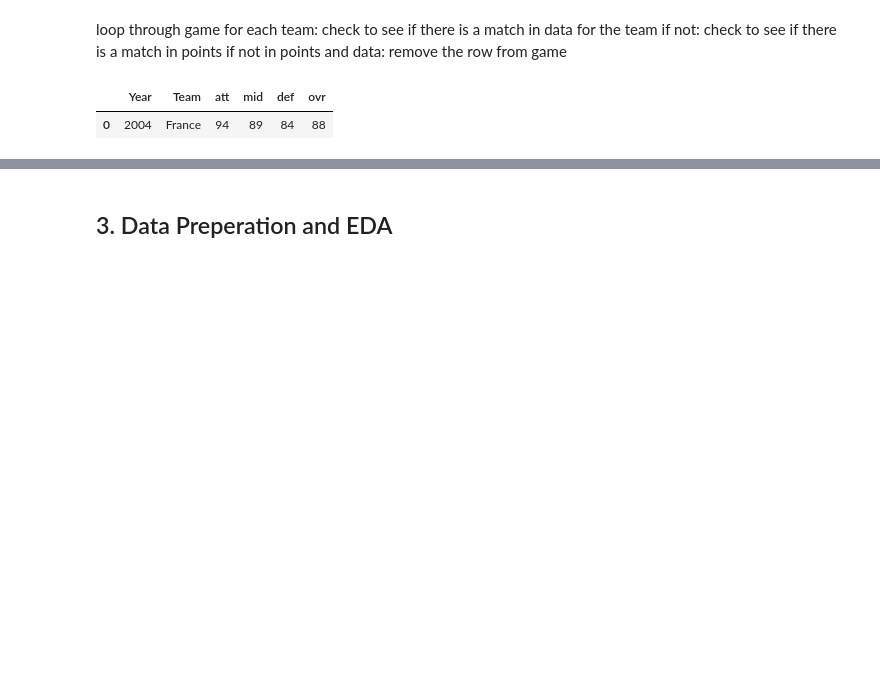
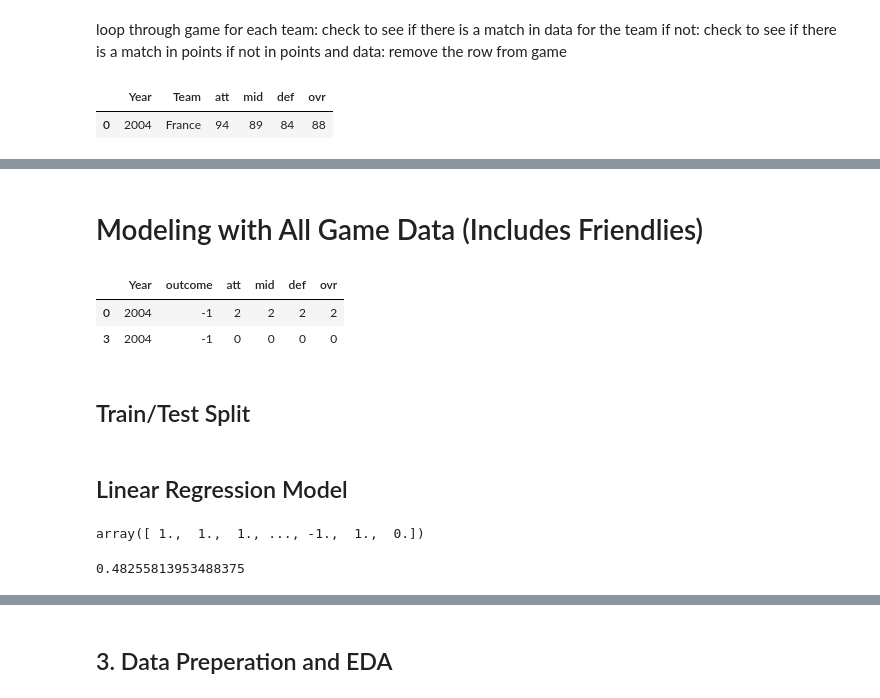
Before and after one commit to DavidHoffman11/WorldCupPredictor, a Jupyter notebook: world_cup_prediction.ipynb, the cells around one changed output, grey strips where cells are left out. Saved outputs shown, nothing was run; the diff lists cells and outputs as text; code cells hidden in the pictures; blank space fills up the shorter version.

```diff
--- a/world_cup_prediction.ipynb
+++ b/world_cup_prediction.ipynb
@@ -795,0 +817,2 @@ tDF
+# %%
+game = game.drop(columns=['index','home_team','away_team','home_score'])
@@ -795,0 +828,12 @@ tDF
+# %% [markdown]
+# Modeling with All Game Data (Includes Friendlies)
+# %%
+gameWithFriendly = gameDrop.copy()
+gameWithFriendly = gameWithFriendly.drop(columns=['tournament'])
+gameWithFriendly.head(2)
+# %% [output]
+|  | Year | outcome | att | mid | def | ovr |
+| 0 | 2004 | -1 | 2 | 2 | 2 | 2 |
+| 3 | 2004 | -1 | 0 | 0 | 0 | 0 |
+# %% [markdown]
+## Train/Test Split
@@ -795,0 +845,19 @@ tDF
+# %% [markdown]
+## Linear Regression Model
+# %%
+from sklearn.linear_model import LinearRegression
+from sklearn.metrics import mean_squared_error
+lm = LinearRegression()
+lm.fit(X_train,y_train)
+lm_predictions = lm.predict(X_test)
+lm_predictions[lm_predictions <= -.1] = -1
+lm_predictions[lm_predictions >= .1] = 1
+lm_predictions[(lm_predictions < .1) & (lm_predictions > -.1)] = 0
+lm_predictions
+# %% [output]
+array([ 1.,  1.,  1., ..., -1.,  1.,  0.])
+# %%
+from sklearn.metrics import accuracy_score
+accuracy_score(y_test, lm_predictions)
+# %% [output]
+0.48255813953488375
```
Also changed, not shown: parts of 24 cells of this notebook.
